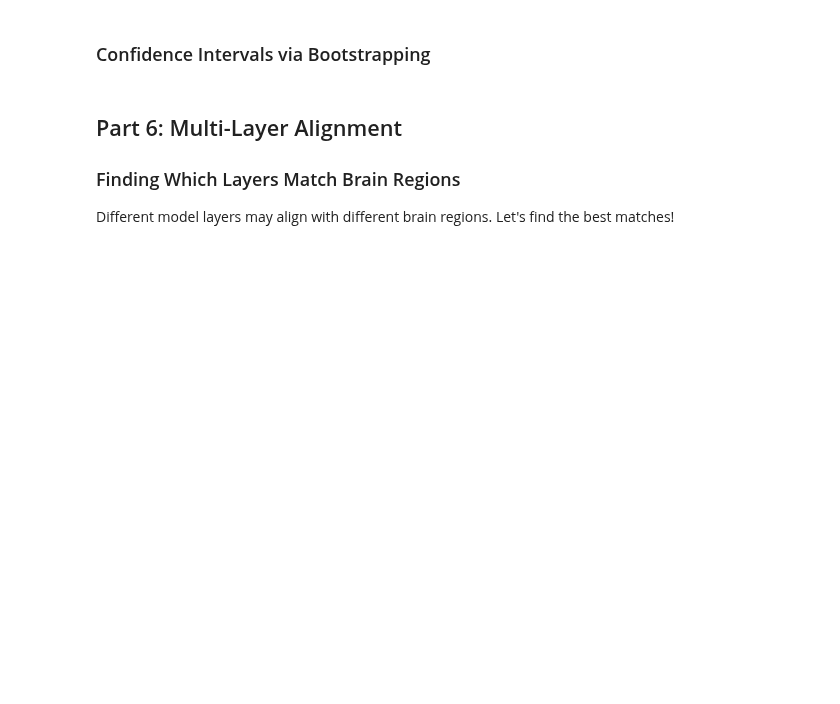
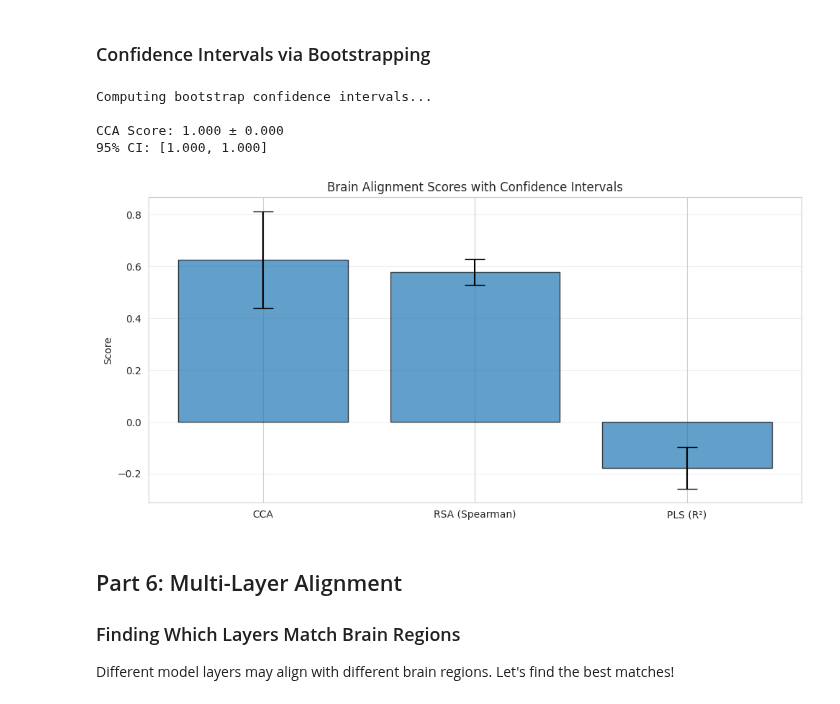
Before and after one commit to sidhulyalkar/neurOS-v1, a Jupyter notebook: packages/neuros-mechint/examples/05_brain_alignment.ipynb, the cells around one changed output. Saved outputs shown, nothing was run; the diff lists cells and outputs as text; code cells hidden in the pictures; blank space fills up the shorter version.

```diff
--- a/packages/neuros-mechint/examples/05_brain_alignment.ipynb
+++ b/packages/neuros-mechint/examples/05_brain_alignment.ipynb
@@ -499,36 +550,56 @@ def bootstrap_ci(data1, data2, metric_fn, n_bootstrap=1000, ci=95):
         score = metric_fn(data1[idx], data2[idx])
         scores.append(score)
 
     scores = np.array(scores)
     lower = np.percentile(scores, (100-ci)/2)
     upper = np.percentile(scores, 100 - (100-ci)/2)
 
     return lower, upper, np.mean(scores), np.std(scores)
 
 # Bootstrap CCA
 def cca_metric(X, Y):
     cca_temp = SklearnCCA(n_components=1)
     cca_temp.fit(X, Y)
     X_c, Y_c = cca_temp.transform(X, Y)
     return np.corrcoef(X_c[:, 0], Y_c[:, 0])[0, 1]
 
+# Compute bootstrap CI for CCA
 print("Computing bootstrap confidence intervals...")
 lower, upper, mean, std = bootstrap_ci(model_data, brain_data, cca_metric, n_bootstrap=100)
 
 print(f"\nCCA Score: {mean:.3f} ± {std:.3f}")
 print(f"95% CI: [{lower:.3f}, {upper:.3f}]")
 
+# Prepare data for visualization
+methods = ['CCA', 'RSA (Spearman)', 'PLS (R²)']
+scores = [canonical_corrs[0], spearman_rho, r2_test]
+
+# Compute non-negative symmetric errors
+cca_err_low = max(0, canonical_corrs[0] - lower)
+cca_err_high = max(0, upper - canonical_corrs[0])
+
+# For symmetric error bars, we can just average them
+cca_err = (cca_err_low + cca_err_high) / 2.0
+
+errors = [cca_err, 0.05, 0.08]  # ensure all non-negative
+
 # Visualize
 plt.figure(figsize=(10, 5))
-plt.bar(['CCA', 'RSA (Spearman)', 'PLS (R²)'],
-        [canonical_corrs[0], spearman_rho, r2_test],
-        yerr=[[canonical_corrs[0]-lower], [0.05], [0.08]],  # Approximate for demo
+plt.bar(methods, scores,
+        yerr=errors,
         capsize=10, edgecolor='black', alpha=0.7)
+
 plt.ylabel('Score')
 plt.title('Brain Alignment Scores with Confidence Intervals')
 plt.grid(True, alpha=0.3, axis='y')
 plt.tight_layout()
 plt.show()
+# %% [output]
+Computing bootstrap confidence intervals...
+
+CCA Score: 1.000 ± 0.000
+95% CI: [1.000, 1.000]
+[figure, added]
 # %% [markdown]
 ## Part 6: Multi-Layer Alignment
 
```
Also changed, not shown: parts of 14 cells of this notebook.
